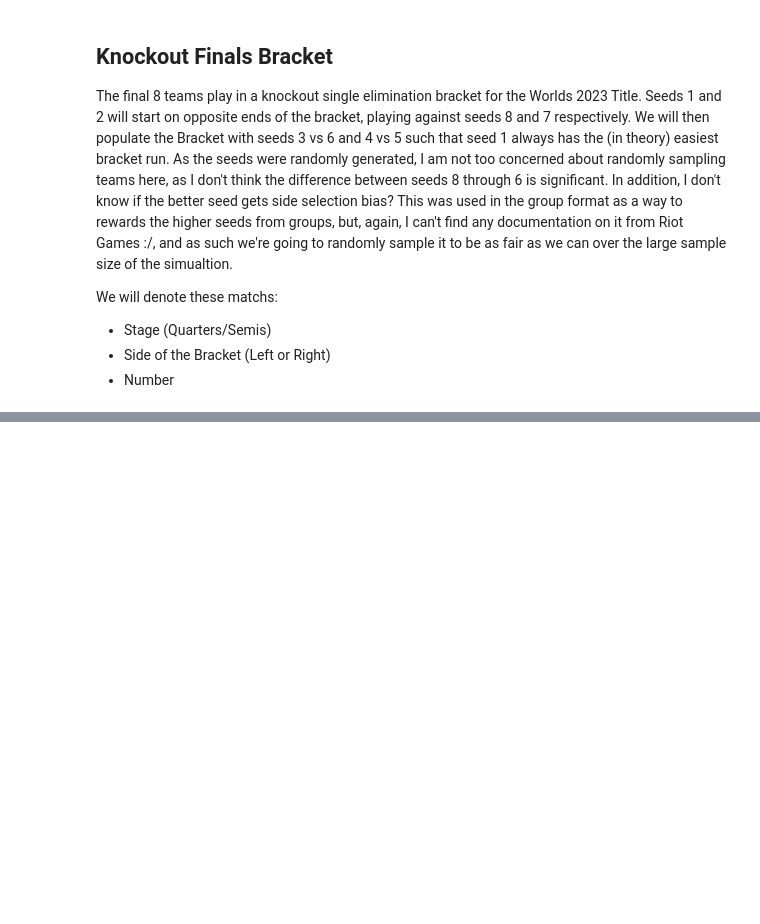
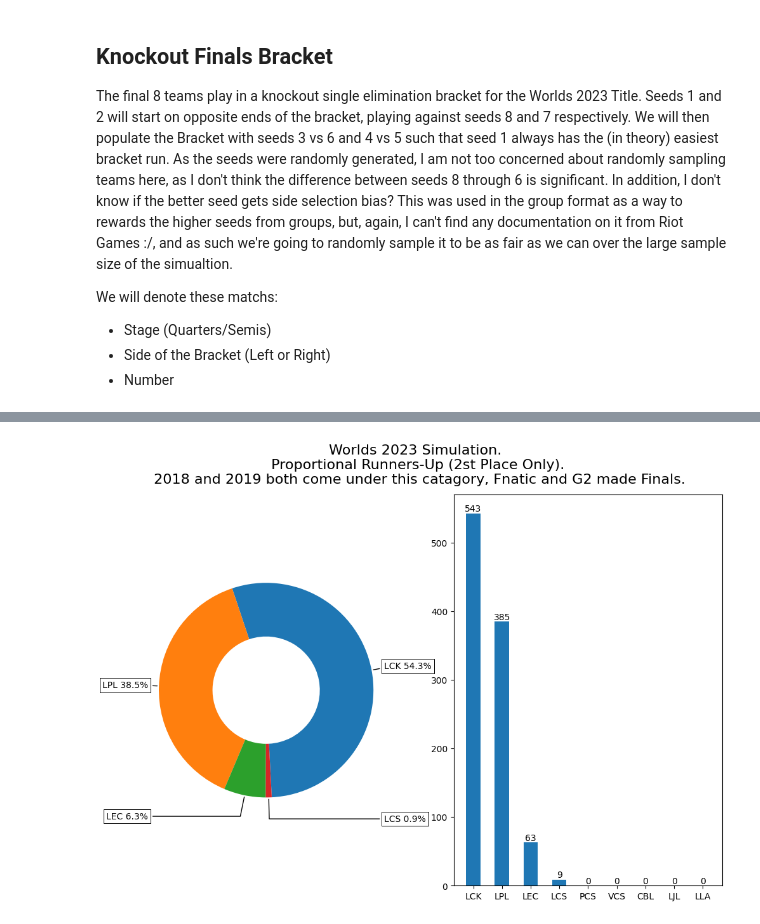
Before and after one commit to JordanJHood/StochasticSim-LeagueOfLegends-Worlds2023-WhatImpactWillSwissHave, a Jupyter notebook: Worlds s13.ipynb, the cells around one changed output, grey strips where cells are left out. Saved outputs shown, nothing was run; the diff lists cells and outputs as text; code cells hidden in the pictures; blank space fills up the shorter version.

```diff
--- a/Worlds s13.ipynb
+++ b/Worlds s13.ipynb
@@ -1049,0 +1275,32 @@ pd.DataFrame(Sim_Results_Table)
+# %%
+donutdata = position_count_02
+percent_strings = []
+for data in donutdata[:4]:
+    percent_strings.append(str(data/10)+"%")
+
+fig, [ax1,ax2] = plt.subplots(1,2,figsize=(12, 8))#, subplot_kw=dict(aspect="equal"))
+
+wedges, texts = ax1.pie(donutdata[:4], wedgeprops=dict(width=0.5), startangle=-87)
+
+bbox_props = dict(boxstyle="square,pad=0.3", fc="w", ec="k", lw=0.72)
+kw = dict(arrowprops=dict(arrowstyle="-"),
+          bbox=bbox_props, zorder=0, va="center")
+
+for i, p in enumerate(wedges):
+    ang = (p.theta2 - p.theta1)/2. + p.theta1
+    y = np.sin(np.deg2rad(ang))
+    x = np.cos(np.deg2rad(ang))
+    horizontalalignment = {-1: "right", 1: "left"}[int(np.sign(x))]
+    connectionstyle = f"angle,angleA=0,angleB={ang}"
+    kw["arrowprops"].update({"connectionstyle": connectionstyle})
+    ax1.annotate(str(list_of_all_global_regions[i])+" "+percent_strings[i], xy=(x, y), xytext=(1.1*np.sign(x), 1.2*y),
+                horizontalalignment=horizontalalignment, **kw)
+
+count = ax2.bar(list_of_all_global_regions,donutdata, width=0.5)
+ax2.bar_label(count,label_type="edge")
+
+fig.suptitle("Worlds 2023 Simulation. \n Proportional Runners-Up (2st Place Only). \n 2018 and 2019 both come under this catagory, Fnatic and G2 made Finals.", size=16)
+
+plt.show()
+# %% [output]
+[figure, added]
```
Also changed, not shown: parts of 35 cells of this notebook.
